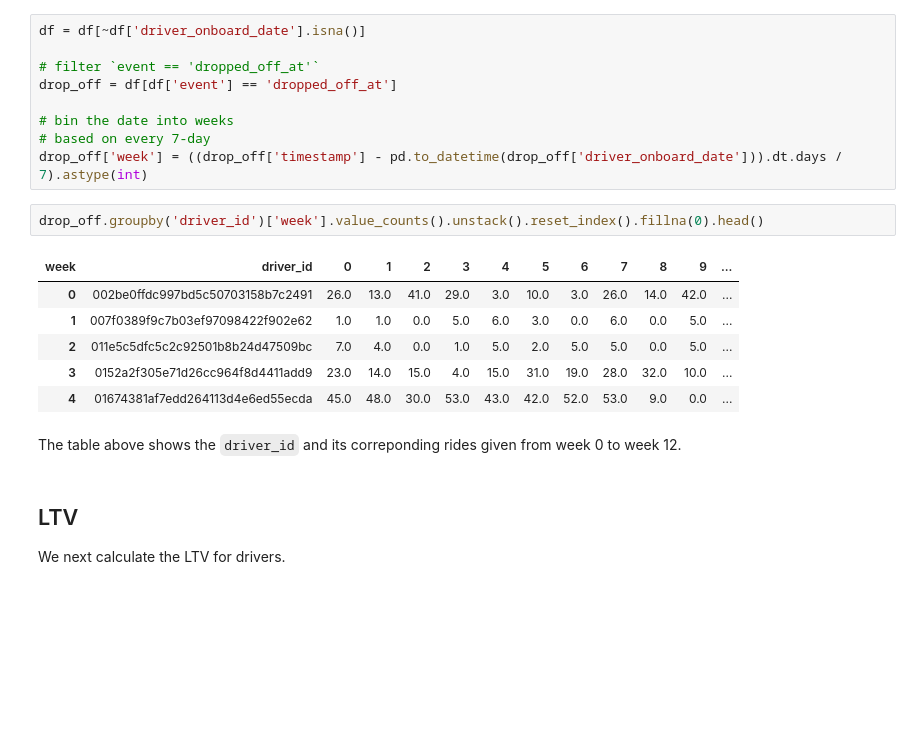
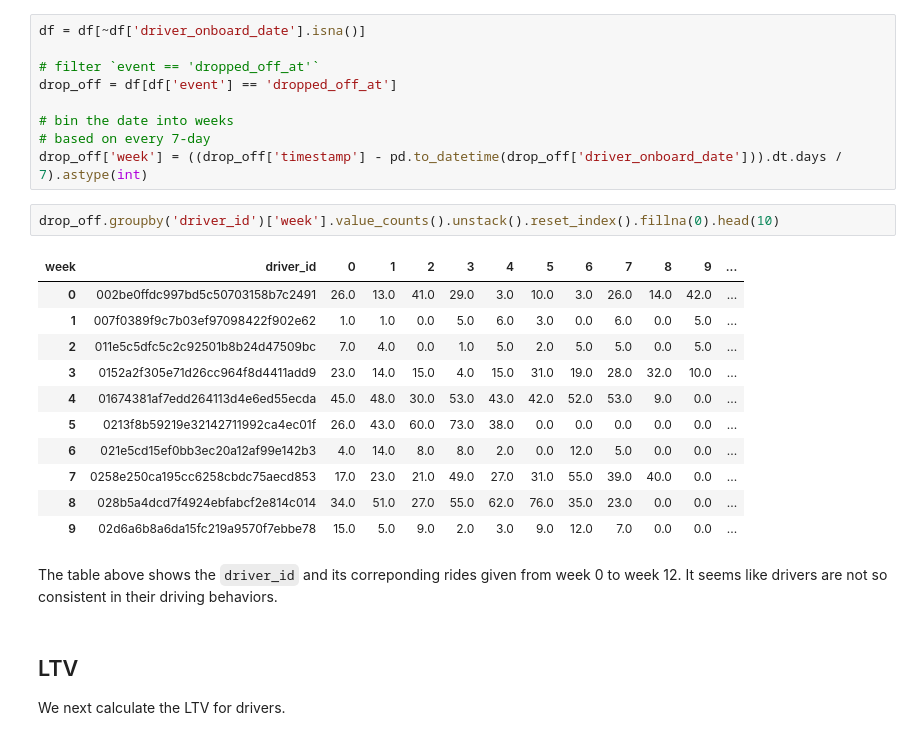
Before and after one commit to wjensheng/lyft, a Jupyter notebook: lyft_nb.ipynb, the cells around one changed output. Drawn from its saved outputs; the diff is of its cells as text; blank space fills up the shorter version.

```diff
--- a/lyft_nb.ipynb
+++ b/lyft_nb.ipynb
@@ -665,16 +660,21 @@ drop_off = df[df['event'] == 'dropped_off_at']
 # based on every 7-day
 drop_off['week'] = ((drop_off['timestamp'] - pd.to_datetime(drop_off['driver_onboard_date'])).dt.days / 7).astype(int)
 # %%
-drop_off.groupby('driver_id')['week'].value_counts().unstack().reset_index().fillna(0).head()
+drop_off.groupby('driver_id')['week'].value_counts().unstack().reset_index().fillna(0).head(10)
 # %% [output]
 | week | driver_id | 0 | 1 | 2 | 3 | 4 | 5 | 6 | 7 | 8 | 9 | ... |
 | 0 | 002be0ffdc997bd5c50703158b7c2491 | 26.0 | 13.0 | 41.0 | 29.0 | 3.0 | 10.0 | 3.0 | 26.0 | 14.0 | 42.0 | ... |
 | 1 | 007f0389f9c7b03ef97098422f902e62 | 1.0 | 1.0 | 0.0 | 5.0 | 6.0 | 3.0 | 0.0 | 6.0 | 0.0 | 5.0 | ... |
 | 2 | 011e5c5dfc5c2c92501b8b24d47509bc | 7.0 | 4.0 | 0.0 | 1.0 | 5.0 | 2.0 | 5.0 | 5.0 | 0.0 | 5.0 | ... |
 | 3 | 0152a2f305e71d26cc964f8d4411add9 | 23.0 | 14.0 | 15.0 | 4.0 | 15.0 | 31.0 | 19.0 | 28.0 | 32.0 | 10.0 | ... |
 | 4 | 01674381af7edd264113d4e6ed55ecda | 45.0 | 48.0 | 30.0 | 53.0 | 43.0 | 42.0 | 52.0 | 53.0 | 9.0 | 0.0 | ... |
+| 5 | 0213f8b59219e32142711992ca4ec01f | 26.0 | 43.0 | 60.0 | 73.0 | 38.0 | 0.0 | 0.0 | 0.0 | 0.0 | 0.0 | ... |
+| 6 | 021e5cd15ef0bb3ec20a12af99e142b3 | 4.0 | 14.0 | 8.0 | 8.0 | 2.0 | 0.0 | 12.0 | 5.0 | 0.0 | 0.0 | ... |
+| 7 | 0258e250ca195cc6258cbdc75aecd853 | 17.0 | 23.0 | 21.0 | 49.0 | 27.0 | 31.0 | 55.0 | 39.0 | 40.0 | 0.0 | ... |
+| 8 | 028b5a4dcd7f4924ebfabcf2e814c014 | 34.0 | 51.0 | 27.0 | 55.0 | 62.0 | 76.0 | 35.0 | 23.0 | 0.0 | 0.0 | ... |
+| 9 | 02d6a6b8a6da15fc219a9570f7ebbe78 | 15.0 | 5.0 | 9.0 | 2.0 | 3.0 | 9.0 | 12.0 | 7.0 | 0.0 | 0.0 | ... |
 # %% [markdown]
-The table above shows the `driver_id` and its correponding rides given from week 0 to week 12.
+The table above shows the `driver_id` and its correponding rides given from week 0 to week 12. It seems like drivers are not so consistent in their driving behaviors.
 # %% [markdown]
 ## LTV
 We next calculate the LTV for drivers.
```
Also changed, not shown: parts of 42 cells of this notebook.
